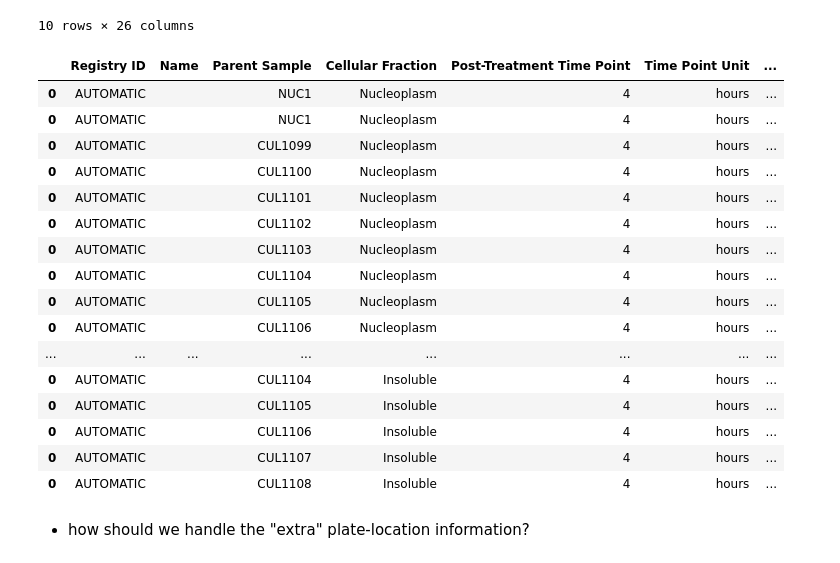
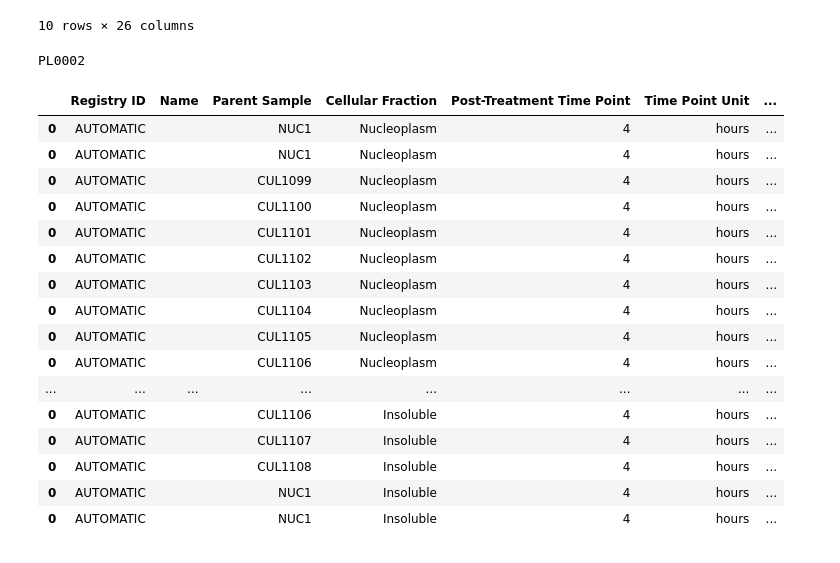
Before and after one commit to TalusBio/2023_scispot_utils, a Jupyter notebook: notebooks/script2_fractionation.ipynb, the cells around one changed output. Saved outputs shown, nothing was run; the diff lists cells and outputs as text; code cells hidden in the pictures.

```diff
--- a/notebooks/script2_fractionation.ipynb
+++ b/notebooks/script2_fractionation.ipynb
@@ -15,15 +15,16 @@ import os
 
 CELLULAR_FRACTION = ['Nucleoplasm', 'Chromatin', 'Insoluble'] # iterate through each to get the full 3x fractionation
 TX_TIME = 4
-TX_TIME_UNIT = "hours"
+TX_TIME_UNIT = "Hours"
 VOL = 125
 HARVEST_PROTOCOL_ID = "PR003-V1"
 FRX_PROTOCOL_ID = "PR004-V1"
 PREP_BY = "Bodhi Hueffmeier"
 
-PLATE_BARCODE = ""
-PLATE_NAME = ""
-WELL_POSITION = ""
+PLATE_BARCODE = "" # see below, this will auto-increment +1 from the input material plate
+# TODO do we want the PLATE_BARCODE to be provided by user to ensure no duplicate barcodes?
+PLATE_NAME = "Set 1 Rep 1"
+WELL_POSITION = "" # see below, inherited from previous plate
 # %%
 # ASSUME TREATMENT PLATE HAS ALREADY BEEN GENERATED PER TOY EXAMPLE BELOW
 meta_dir = 'G:/My Drive/Lindsay Pino/proj/2023_scispot_utils/data' # note: link to GDrive location? S3?
@@ -43,12 +44,22 @@ treatment_plate
 | 8 | CUL1107 | CEL1 | TAL582 Rep1 | Active | NaN | NaN | NaN | NaN | ... |
 | 9 | CUL1108 | CEL1 | TAL428 Rep1 | Active | NaN | NaN | NaN | NaN | ... |
 10 rows × 26 columns
+# %%
+PLATE_BARCODE = "PL" + str(int(treatment_plate['Plate Barcode'].drop_duplicates()[0][2:]) + 1).rjust(4, '0')
+
+print(PLATE_BARCODE)
+# %% [output]
+PL0002
 # %%
 # 1) Register 288 new samples
 # i.e. 3x 96 samples
 
 def cell_fraction_rows(name, parent_sample, cell_frx):
     name = ""
+    well_position = ""
+
+    if parent_sample != "NUC1":
+        well_position = str(treatment_plate.loc[treatment_plate['Registry ID'] == parent_sample]['Well Position'].iloc[0])
 
     rows = [
     "AUTOMATIC", # Registry ID - don't do anything with   Registry ID,
@@ -66,58 +77,67 @@ def cell_fraction_rows(name, parent_sample, cell_frx):
     "", # Record Creator                             Record Creator,
     "", # Storage Location                           Storage Location
     PLATE_BARCODE, # Plate Barcode                   Plate Barcode
-    PLATE_NAME, # Plate Name
-    WELL_POSITION # Well Position
+    str(str(PLATE_NAME) + " " + str(cell_frx)), # Plate Name
+    well_position # Well Position
     ]
 
     return rows
 
 columns = ["Registry ID",
            "Name",
            "Parent Sample",
            "Cellular Fraction",
            "Post-Treatment Time Point",
            "Time Point Unit",
            "Volume (uL)",
            "Protein concentration (ug/ul)",
            "Harvest Protocol ID",
            "Fractionation Protocol ID",
            "Prepared By",
            "Preparation Date",
            "Record Creator",
            "Storage Location",
            "Plate Barcode",
            "Plate Name",
            "Well Position"]
 
 df_out = pd.DataFrame(columns=columns)
 
 for cell_frx in CELLULAR_FRACTION:
     new_row = cell_fraction_rows("lol", "NUC1", cell_frx) # Generate a row for the 2x cryo nuclei
+    new_row[-1] = "A1"
     df_out = df_out.append(pd.DataFrame([new_row], columns=columns)) # add one row for the first cryo nuclei...
+    new_row[-1] = "A2"
     df_out = df_out.append(pd.DataFrame([new_row], columns=columns)) # ... and a second row for the other cryo nuclei
-    for parent in treatment_plate['Registry ID']: # now loop through all the "real" samples
+
+    # now loop through all the "real" samples
+    for parent in treatment_plate['Registry ID']:
         new_row = cell_fraction_rows("lol", parent, cell_frx)
         df_out = df_out.append(pd.DataFrame([new_row], columns=columns))
+
+    # and finally add the last two wells of NUC1 controls
+    new_row = cell_fraction_rows("lol", "NUC1", cell_frx) # Generate a row for the 2x cryo nuclei
+    new_row[-1] = "H11"
+    df_out = df_out.append(pd.DataFrame([new_row], columns=columns)) # add one row for the first cryo nuclei...
+    new_row[-1] = "H12"
+    df_out = df_out.append(pd.DataFrame([new_row], columns=columns)) # ... and a second row for the other cryo nuclei
+
+df_out
+# %% [output]
+|  | Registry ID | Name | Parent Sample | Cellular Fraction | Post-Treatment Time Point | Time Point Unit | ... |
+| 0 | AUTOMATIC |  | NUC1 | Nucleoplasm | 4 | hours | ... |
+| 0 | AUTOMATIC |  | NUC1 | Nucleoplasm | 4 | hours | ... |
+| 0 | AUTOMATIC |  | CUL1099 | Nucleoplasm | 4 | hours | ... |
+| 0 | AUTOMATIC |  | CUL1100 | Nucleoplasm | 4 | hours | ... |
+| 0 | AUTOMATIC |  | CUL1101 | Nucleoplasm | 4 | hours | ... |
+| 0 | AUTOMATIC |  | CUL1102 | Nucleoplasm | 4 | hours | ... |
+| 0 | AUTOMATIC |  | CUL1103 | Nucleoplasm | 4 | hours | ... |
+| 0 | AUTOMATIC |  | CUL1104 | Nucleoplasm | 4 | hours | ... |
+| 0 | AUTOMATIC |  | CUL1105 | Nucleoplasm | 4 | hours | ... |
+| 0 | AUTOMATIC |  | CUL1106 | Nucleoplasm | 4 | hours | ... |
+| ... | ... | ... | ... | ... | ... | ... | ... |
+| 0 | AUTOMATIC |  | CUL1106 | Insoluble | 4 | hours | ... |
+| 0 | AUTOMATIC |  | CUL1107 | Insoluble | 4 | hours | ... |
+| 0 | AUTOMATIC |  | CUL1108 | Insoluble | 4 | hours | ... |
+| 0 | AUTOMATIC |  | NUC1 | Insoluble | 4 | hours | ... |
+| 0 | AUTOMATIC |  | NUC1 | Insoluble | 4 | hours | ... |
-# %%
-df_out
-# %% [output]
-|  | Registry ID | Name | Parent Sample | Cellular Fraction | Post-Treatment Time Point | Time Point Unit | ... |
-| 0 | AUTOMATIC |  | NUC1 | Nucleoplasm | 4 | hours | ... |
-| 0 | AUTOMATIC |  | NUC1 | Nucleoplasm | 4 | hours | ... |
-| 0 | AUTOMATIC |  | CUL1099 | Nucleoplasm | 4 | hours | ... |
-| 0 | AUTOMATIC |  | CUL1100 | Nucleoplasm | 4 | hours | ... |
-| 0 | AUTOMATIC |  | CUL1101 | Nucleoplasm | 4 | hours | ... |
-| 0 | AUTOMATIC |  | CUL1102 | Nucleoplasm | 4 | hours | ... |
-| 0 | AUTOMATIC |  | CUL1103 | Nucleoplasm | 4 | hours | ... |
-| 0 | AUTOMATIC |  | CUL1104 | Nucleoplasm | 4 | hours | ... |
-| 0 | AUTOMATIC |  | CUL1105 | Nucleoplasm | 4 | hours | ... |
-| 0 | AUTOMATIC |  | CUL1106 | Nucleoplasm | 4 | hours | ... |
-| ... | ... | ... | ... | ... | ... | ... | ... |
-| 0 | AUTOMATIC |  | CUL1104 | Insoluble | 4 | hours | ... |
-| 0 | AUTOMATIC |  | CUL1105 | Insoluble | 4 | hours | ... |
-| 0 | AUTOMATIC |  | CUL1106 | Insoluble | 4 | hours | ... |
-| 0 | AUTOMATIC |  | CUL1107 | Insoluble | 4 | hours | ... |
-| 0 | AUTOMATIC |  | CUL1108 | Insoluble | 4 | hours | ... |
-# %% [markdown]
-* how should we handle the "extra" plate-location information?
```
Also changed, not shown: parts of 1 cell of this notebook, 1 other file.
